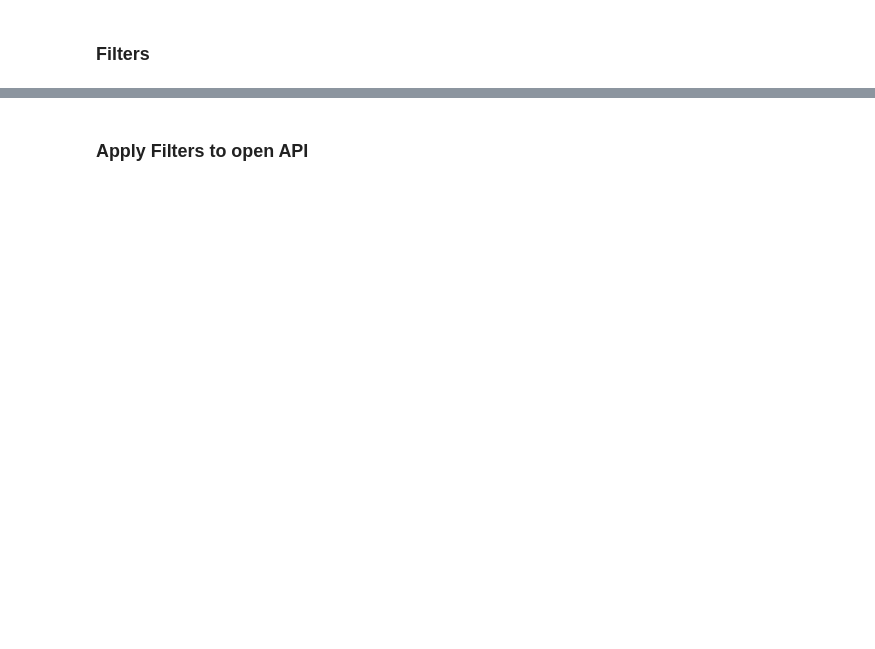
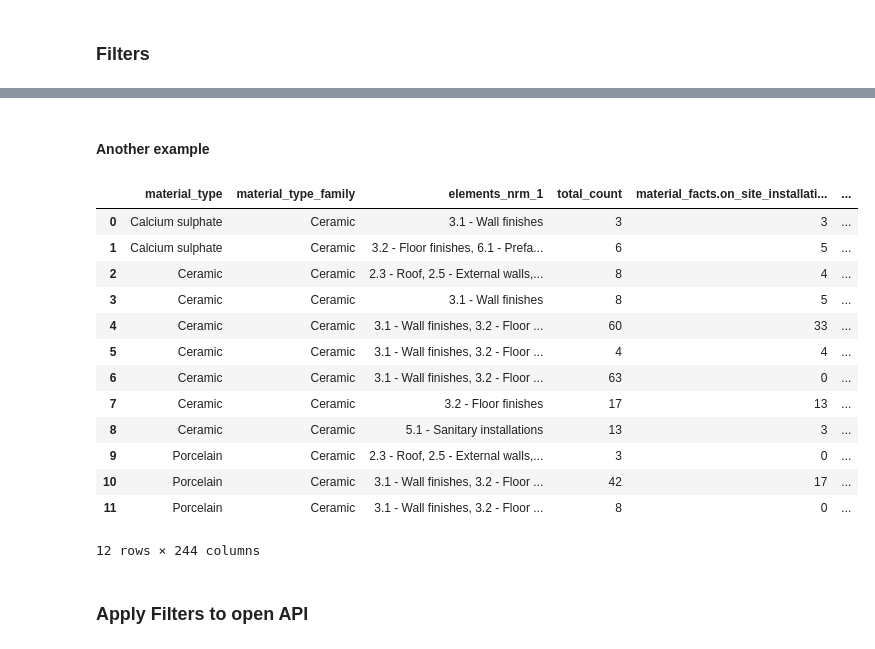
Before and after one commit to 2050-Materials/aecdata, a Jupyter notebook: usage/example_usage.ipynb, the cells around one changed output, grey strips where cells are left out. Saved outputs shown, nothing was run; the diff lists cells and outputs as text; code cells hidden in the pictures; blank space fills up the shorter version.

```diff
--- a/usage/example_usage.ipynb
+++ b/usage/example_usage.ipynb
@@ -155,3 +184,34 @@ stats_obj.get_lca_fields(fields=lca_fields_impact, modules='all')
+# %% [markdown]
+#### Another example
+# %%
+group_by = [
+#     'company',
+#     'product_type',
+    'material_type',
+    'material_type_family',
+    'elements_nrm_1',
+#     'country',
+#     'manufacturing_continent',
+#     'material_facts.data_source',
+]
+all_available_fields  = stats_obj.get_available_fields()
+stat_df = stats_obj.get_statistics(group_by=group_by, fields='all', statistical_metrics=['count', 'mean', 'median'], include_estimated_values=False, remove_outliers=True, method='IQR', sqrt_tranf=True, min_count=3)
+stat_df
+# %% [output]
+|  | material_type | material_type_family | elements_nrm_1 | total_count | material_facts.on_site_installati... | ... |
+| 0 | Calcium sulphate | Ceramic | 3.1 - Wall finishes | 3 | 3 | ... |
+| 1 | Calcium sulphate | Ceramic | 3.2 - Floor finishes, 6.1 - Prefa... | 6 | 5 | ... |
+| 2 | Ceramic | Ceramic | 2.3 - Roof, 2.5 - External walls,... | 8 | 4 | ... |
+| 3 | Ceramic | Ceramic | 3.1 - Wall finishes | 8 | 5 | ... |
+| 4 | Ceramic | Ceramic | 3.1 - Wall finishes, 3.2 - Floor ... | 60 | 33 | ... |
+| 5 | Ceramic | Ceramic | 3.1 - Wall finishes, 3.2 - Floor ... | 4 | 4 | ... |
+| 6 | Ceramic | Ceramic | 3.1 - Wall finishes, 3.2 - Floor ... | 63 | 0 | ... |
+| 7 | Ceramic | Ceramic | 3.2 - Floor finishes | 17 | 13 | ... |
+| 8 | Ceramic | Ceramic | 5.1 - Sanitary installations | 13 | 3 | ... |
+| 9 | Porcelain | Ceramic | 2.3 - Roof, 2.5 - External walls,... | 3 | 0 | ... |
+| 10 | Porcelain | Ceramic | 3.1 - Wall finishes, 3.2 - Floor ... | 42 | 17 | ... |
+| 11 | Porcelain | Ceramic | 3.1 - Wall finishes, 3.2 - Floor ... | 8 | 0 | ... |
+12 rows × 244 columns
 # %% [markdown]
 ### Apply Filters to open API
 # %%
```
Also changed, not shown: parts of 20 cells of this notebook, 2 other files.
